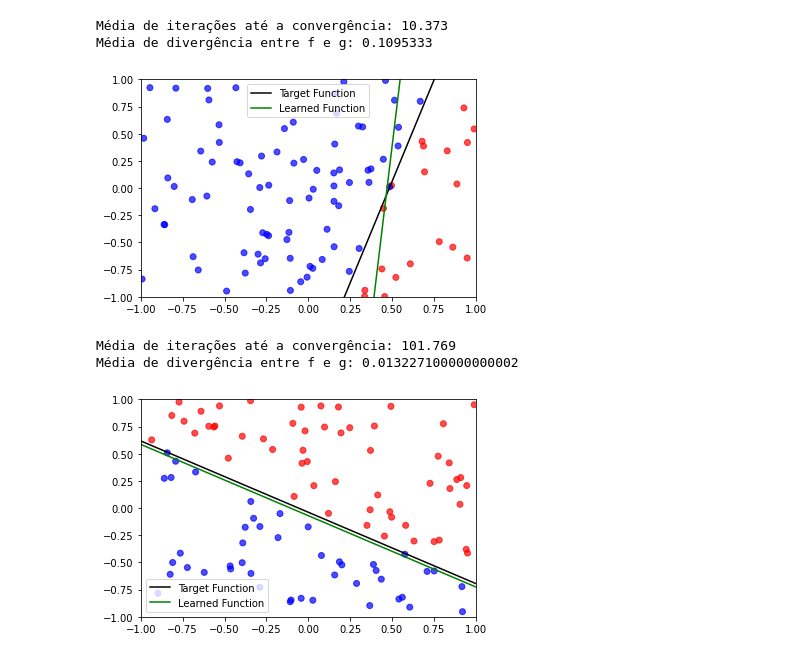
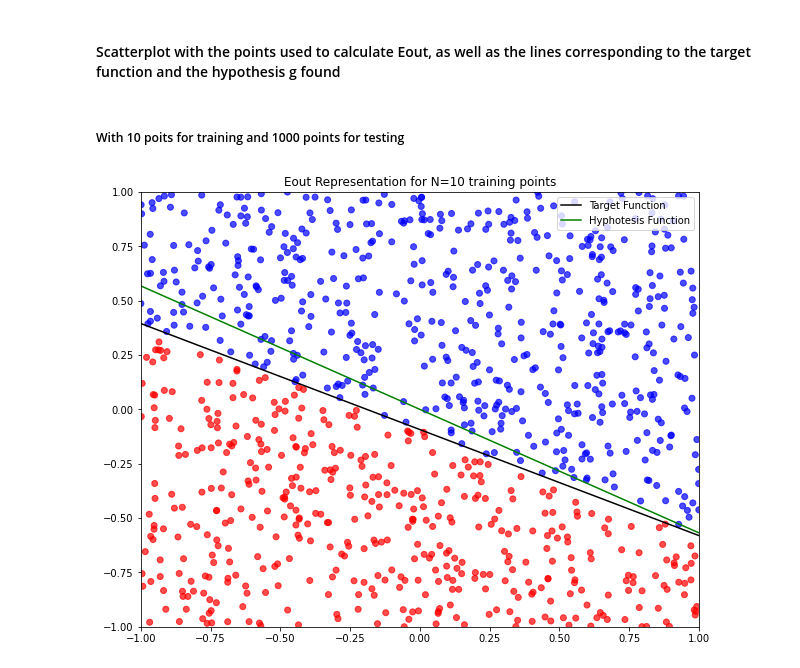
Before and after one commit to MariaLuizaCw/intel-comp, a Jupyter notebook: perceptron.ipynb, the cells around one changed output. Saved outputs shown, nothing was run; the diff lists cells and outputs as text; code cells hidden in the pictures.

```diff
--- a/perceptron.ipynb
+++ b/perceptron.ipynb
@@ -4,8 +4,0 @@ import matplotlib.pyplot as plt
-# %%
-def generate_target_function():
-    points = np.random.uniform(-1, 1, (2, 2))
-    # Line parameters: ax + by + c = 0
-    a = points[1, 1] - points[0, 1]
-    b = points[0, 0] - points[1, 0]
-    c = points[1, 0] * points[0, 1] - points[0, 0] * points[1, 1]
-    return a, b, c
@@ -18,5 +4,0 @@ def target_function_calc(a, b, c, x):
-# %%
-def generate_data(N, a, b, c):
-    X = np.random.uniform(-1, 1, (N, 2))
-    y = target_function(a, b, c, X)
-    return X, y
@@ -63,54 +69,30 @@ def experiment(num_runs, num_points):
+# %% [markdown]
+#### Scatterplot with the points used to calculate Eout, as well as the lines corresponding to the target function and the hypothesis g found
 # %%
 
-def plot_results(X, y, w, b, a, b_line, c_line):
+def plot_results(X, y, w, a, b_line, c_line):
     plt.scatter(X[:, 0], X[:, 1], c=y, cmap='bwr', alpha=0.7)
     x_vals = np.linspace(-1, 1, 100)
     #y_vals = target_function_calc(a, b, c)
     plt.plot(x_vals, -(a / b_line) * x_vals - c_line / b_line, 'k-', label='Target Function')
-    plt.plot(x_vals, -(w[0] / w[1]) * x_vals - b / w[1], 'g-', label='Learned Function')
+    y_vals = -(w[0] + w[1] * x_vals) / w[2]
+    plt.plot(x_vals, y_vals, label='Hyphotesis Function', color='green')
     plt.legend()
     plt.xlim([-1, 1])
     plt.ylim([-1, 1])
     plt.show()
-# %%
-# Executar o experimento
-num_runs = 1000
-num_points = 10
-
-mean_iterations, mean_disagreement = experiment(num_runs, num_points)
-print(f"Média de iterações até a convergência: {mean_iterations}")
-print(f"Média de divergência entre f e g: {mean_disagreement}")
-
-# Plotar um exemplo
-a, b, c = generate_target_function()
-X, y = generate_data(num_points, a, b, c)
-w, w_0, iterations = perceptron_learning_algorithm(X, y)
-
-disagreement, X_test, y_test = calculate_disagreement(w, w_0, a, b, c)
-
-plot_results(X_test[:100], y_test[:100], w, w_0, a, b, c)
-# %% [output]
-Média de iterações até a convergência: 10.373
-Média de divergência entre f e g: 0.1095333
-[figure, removed]
-# %%
-# Executar o experimento
-num_runs = 1000
-num_points = 100
-
-mean_iterations, mean_disagreement = experiment(num_runs, num_points)
-print(f"Média de iterações até a convergência: {mean_iterations}")
-print(f"Média de divergência entre f e g: {mean_disagreement}")
-
-# Plotar um exemplo
-a, b, c = generate_target_function()
-X, y = generate_data(num_points, a, b, c)
-w, w_0, iterations = perceptron_learning_algorithm(X, y)
-
-disagreement, X_test, y_test = calculate_disagreement(w, w_0, a, b, c)
-
-plot_results(X_test[:100], y_test[:100], w, w_0, a, b, c)
-# %% [output]
-Média de iterações até a convergência: 101.769
-Média de divergência entre f e g: 0.013227100000000002
-[figure, removed]
+# %% [markdown]
+##### With 10 poits for training and 1000 points for testing
+# %%
+# 1 run plot
+a, b, c = generate_target_function()
+lg_tg = linear_target_function(a, b, c)
+X, y = generate_data(10, lg_tg)
+w_int = np.zeros(X.shape[1] + 1)
+w, iterations = pla(X, y, w_int)
+X_test, y_test = generate_data(1000, lg_tg)
+plt.figure(figsize=(10, 8))
+plt.title('Eout Representation for N=10 training points')
+plot_results(X_test, y_test, w, a, b, c)
+# %% [output]
+[figure, added]
```
Also changed, not shown: parts of 17 cells of this notebook, 4 other files.
